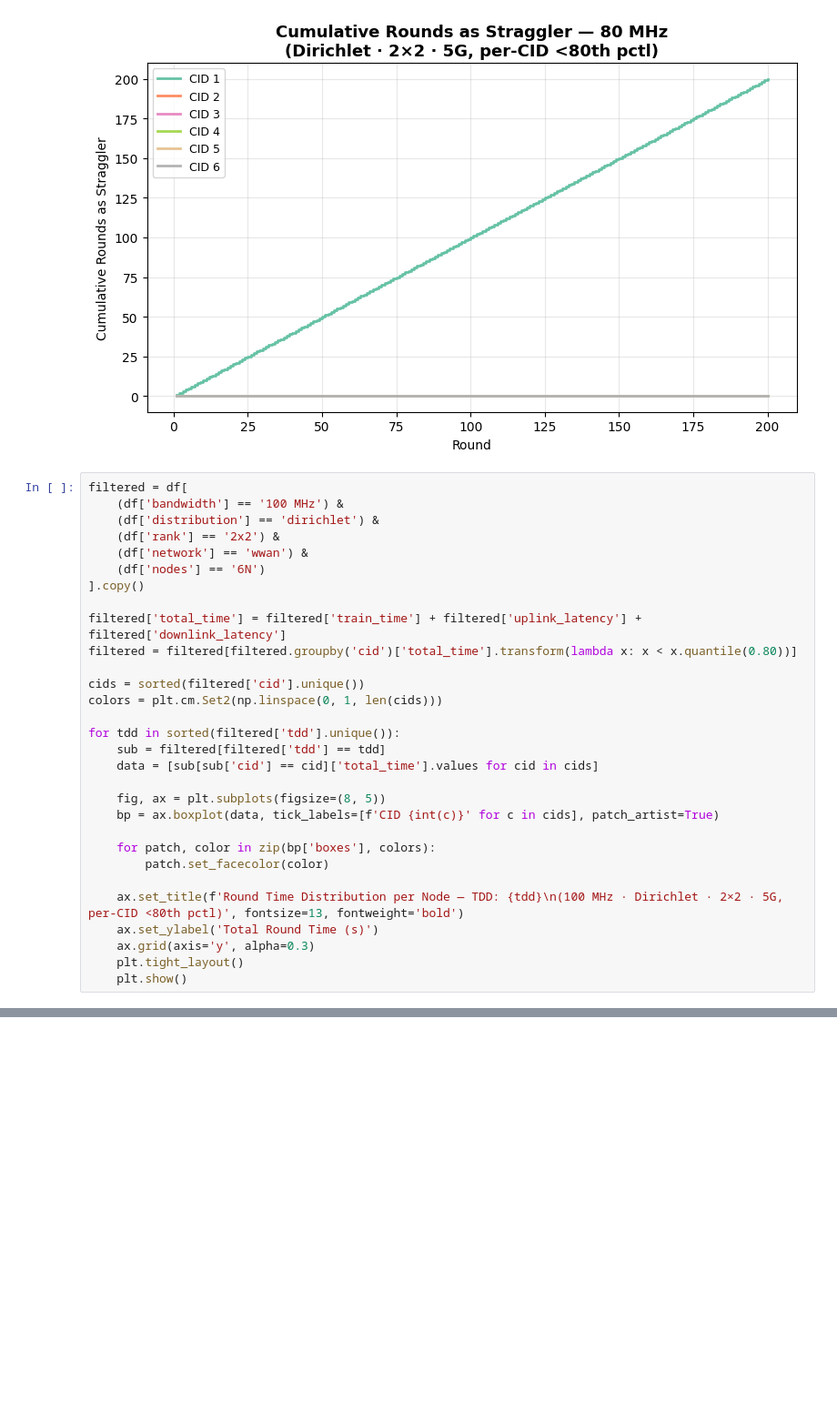
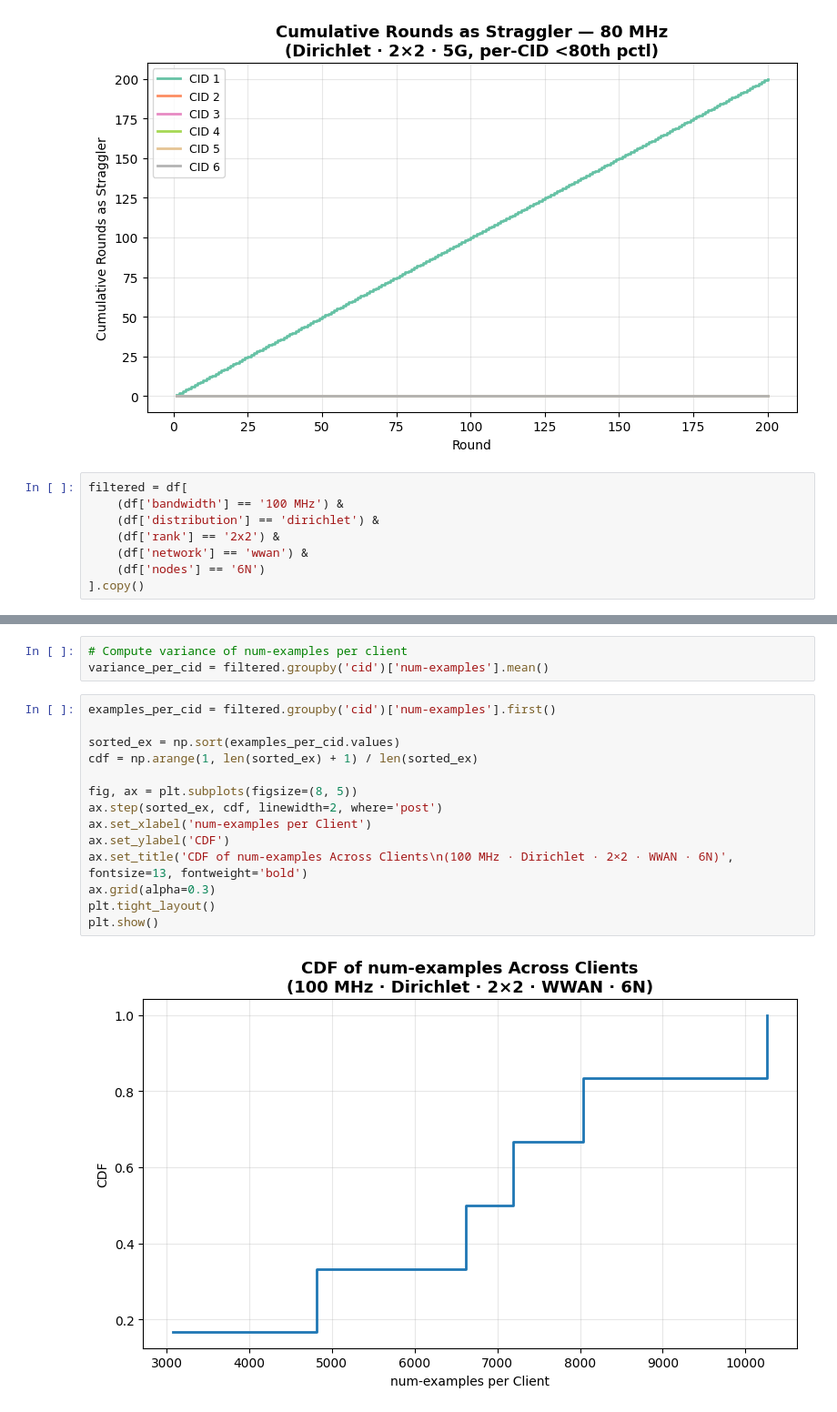
Before and after one commit to Net-X-Research-Group/fed5g_analysis, a Jupyter notebook: straggler_analysis.ipynb, the cells around one changed output, grey strips where cells are left out. Shown at 91% size. Drawn from its saved outputs; the diff is of its cells as text; blank space fills up the shorter version.

```diff
--- a/straggler_analysis.ipynb
+++ b/straggler_analysis.ipynb
@@ -110,25 +110,3 @@ filtered = df[
     (df['network'] == 'wwan') &
     (df['nodes'] == '6N')
 ].copy()
-
-filtered['total_time'] = filtered['train_time'] + filtered['uplink_latency'] + filtered['downlink_latency']
-filtered = filtered[filtered.groupby('cid')['total_time'].transform(lambda x: x < x.quantile(0.80))]
-
-cids = sorted(filtered['cid'].unique())
-colors = plt.cm.Set2(np.linspace(0, 1, len(cids)))
-
-for tdd in sorted(filtered['tdd'].unique()):
-    sub = filtered[filtered['tdd'] == tdd]
-    data = [sub[sub['cid'] == cid]['total_time'].values for cid in cids]
-
-    fig, ax = plt.subplots(figsize=(8, 5))
-    bp = ax.boxplot(data, tick_labels=[f'CID {int(c)}' for c in cids], patch_artist=True)
-
-    for patch, color in zip(bp['boxes'], colors):
-        patch.set_facecolor(color)
-
-    ax.set_title(f'Round Time Distribution per Node — TDD: {tdd}\n(100 MHz · Dirichlet · 2×2 · 5G, per-CID <80th pctl)', fontsize=13, fontweight='bold')
-    ax.set_ylabel('Total Round Time (s)')
-    ax.grid(axis='y', alpha=0.3)
-    plt.tight_layout()
-    plt.show()
@@ -140,0 +113,19 @@ for tdd in sorted(filtered['tdd'].unique()):
+# %%
+# Compute variance of num-examples per client
+variance_per_cid = filtered.groupby('cid')['num-examples'].mean()
+# %%
+examples_per_cid = filtered.groupby('cid')['num-examples'].first()
+
+sorted_ex = np.sort(examples_per_cid.values)
+cdf = np.arange(1, len(sorted_ex) + 1) / len(sorted_ex)
+
+fig, ax = plt.subplots(figsize=(8, 5))
+ax.step(sorted_ex, cdf, linewidth=2, where='post')
+ax.set_xlabel('num-examples per Client')
+ax.set_ylabel('CDF')
+ax.set_title('CDF of num-examples Across Clients\n(100 MHz · Dirichlet · 2×2 · WWAN · 6N)', fontsize=13, fontweight='bold')
+ax.grid(alpha=0.3)
+plt.tight_layout()
+plt.show()
+# %% [output]
+[figure, added]
```
Also changed, not shown: parts of 3 cells of this notebook.
